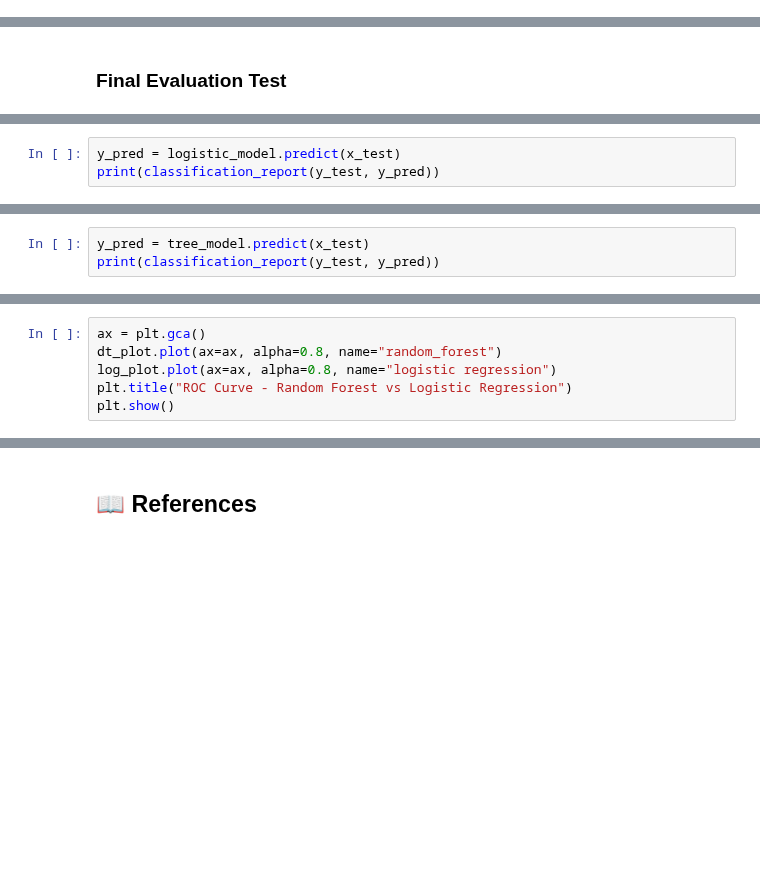
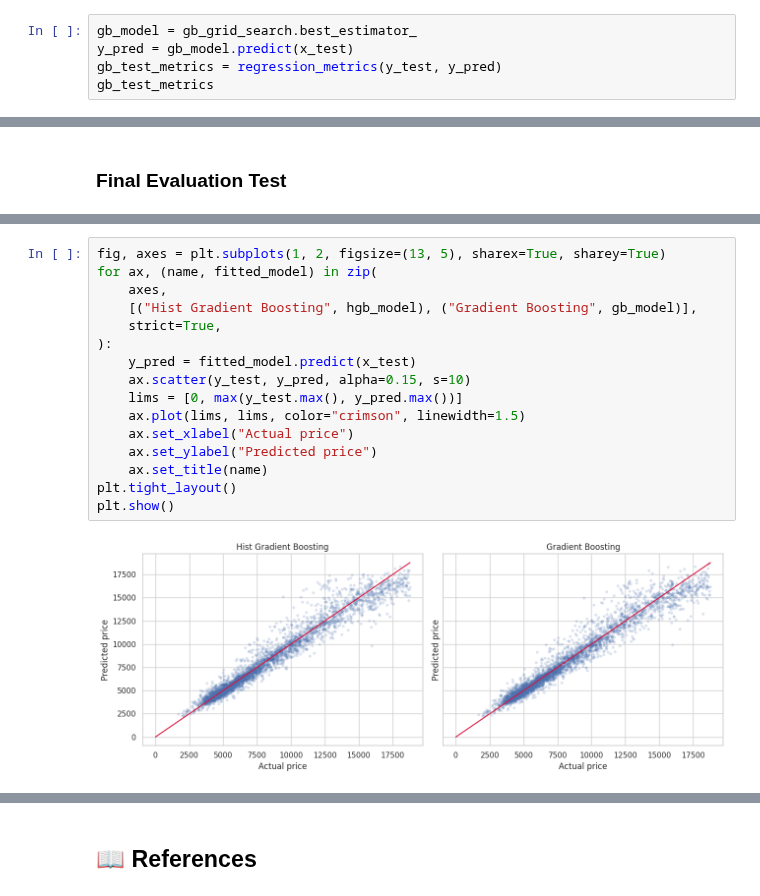
Before and after one commit to gamug/diamantes, a Jupyter notebook: notebooks/5-models/02-gmg-basic_algorithms_model_selection-2026_08_18.ipynb, the cells around one changed output, grey strips where cells are left out. Drawn from its saved outputs; the diff is of its cells as text; blank space fills up the shorter version.

```diff
--- a/notebooks/5-models/02-gmg-basic_algorithms_model_selection-2026_08_18.ipynb
+++ b/notebooks/5-models/02-gmg-basic_algorithms_model_selection-2026_08_18.ipynb
@@ -831,0 +545,5 @@ summarize_classification(y_test, y_pred)
+# %%
+gb_model = gb_grid_search.best_estimator_
+y_pred = gb_model.predict(x_test)
+gb_test_metrics = regression_metrics(y_test, y_pred)
+gb_test_metrics
@@ -843,3 +556,0 @@ from sklearn.metrics import (
-# %%
-y_pred = logistic_model.predict(x_test)
-print(classification_report(y_test, y_pred))
@@ -870,3 +556,0 @@ plt.show()
-# %%
-y_pred = tree_model.predict(x_test)
-print(classification_report(y_test, y_pred))
@@ -901,6 +556,0 @@ ROC curve is used to compare the models.
-# %%
-ax = plt.gca()
-dt_plot.plot(ax=ax, alpha=0.8, name="random_forest")
-log_plot.plot(ax=ax, alpha=0.8, name="logistic regression")
-plt.title("ROC Curve - Random Forest vs Logistic Regression")
-plt.show()
@@ -1064,0 +566,18 @@ The model has better results than the heuristic model in all the metrics but mos
+# %%
+fig, axes = plt.subplots(1, 2, figsize=(13, 5), sharex=True, sharey=True)
+for ax, (name, fitted_model) in zip(
+    axes,
+    [("Hist Gradient Boosting", hgb_model), ("Gradient Boosting", gb_model)],
+    strict=True,
+):
+    y_pred = fitted_model.predict(x_test)
+    ax.scatter(y_test, y_pred, alpha=0.15, s=10)
+    lims = [0, max(y_test.max(), y_pred.max())]
+    ax.plot(lims, lims, color="crimson", linewidth=1.5)
+    ax.set_xlabel("Actual price")
+    ax.set_ylabel("Predicted price")
+    ax.set_title(name)
+plt.tight_layout()
+plt.show()
+# %% [output]
+[figure, added]
```
Also changed, not shown: parts of 130 cells of this notebook, 18 other files.
